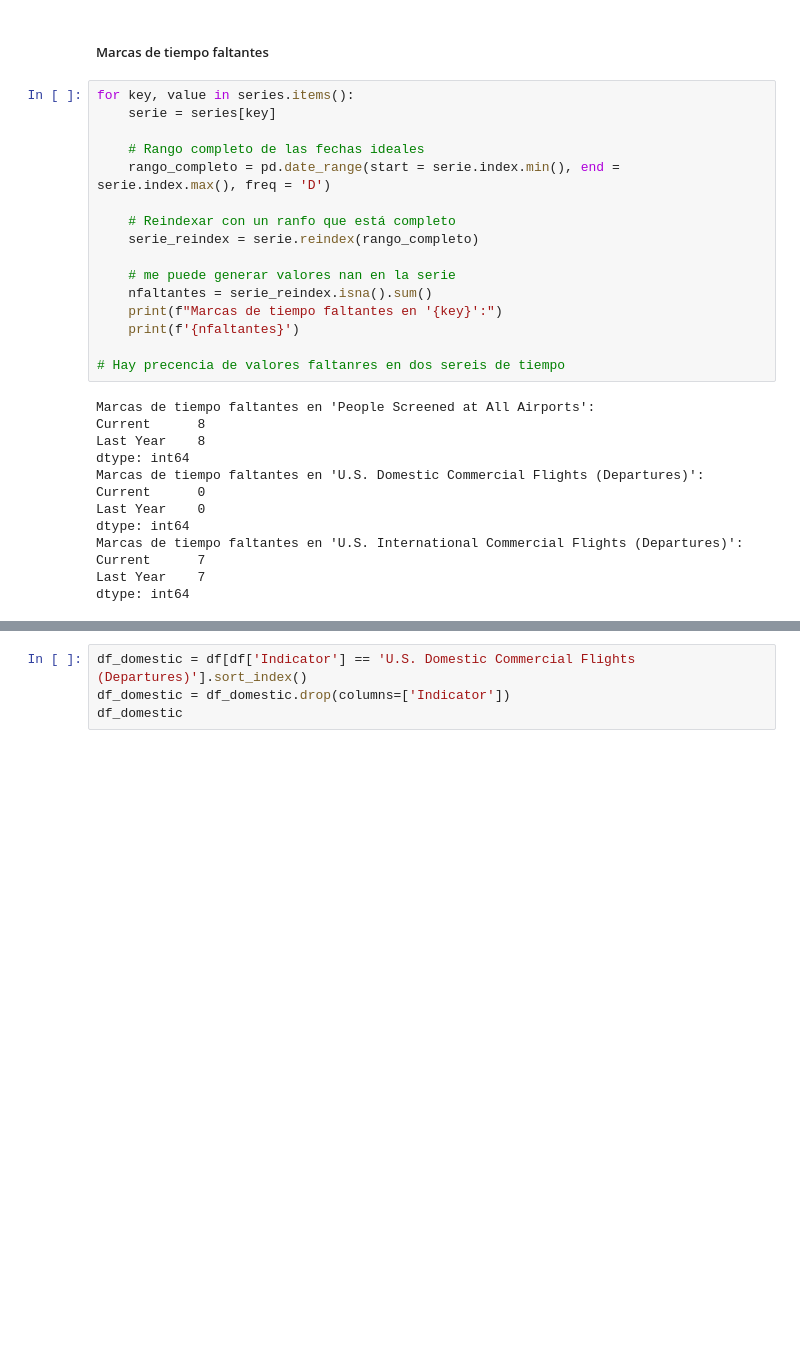
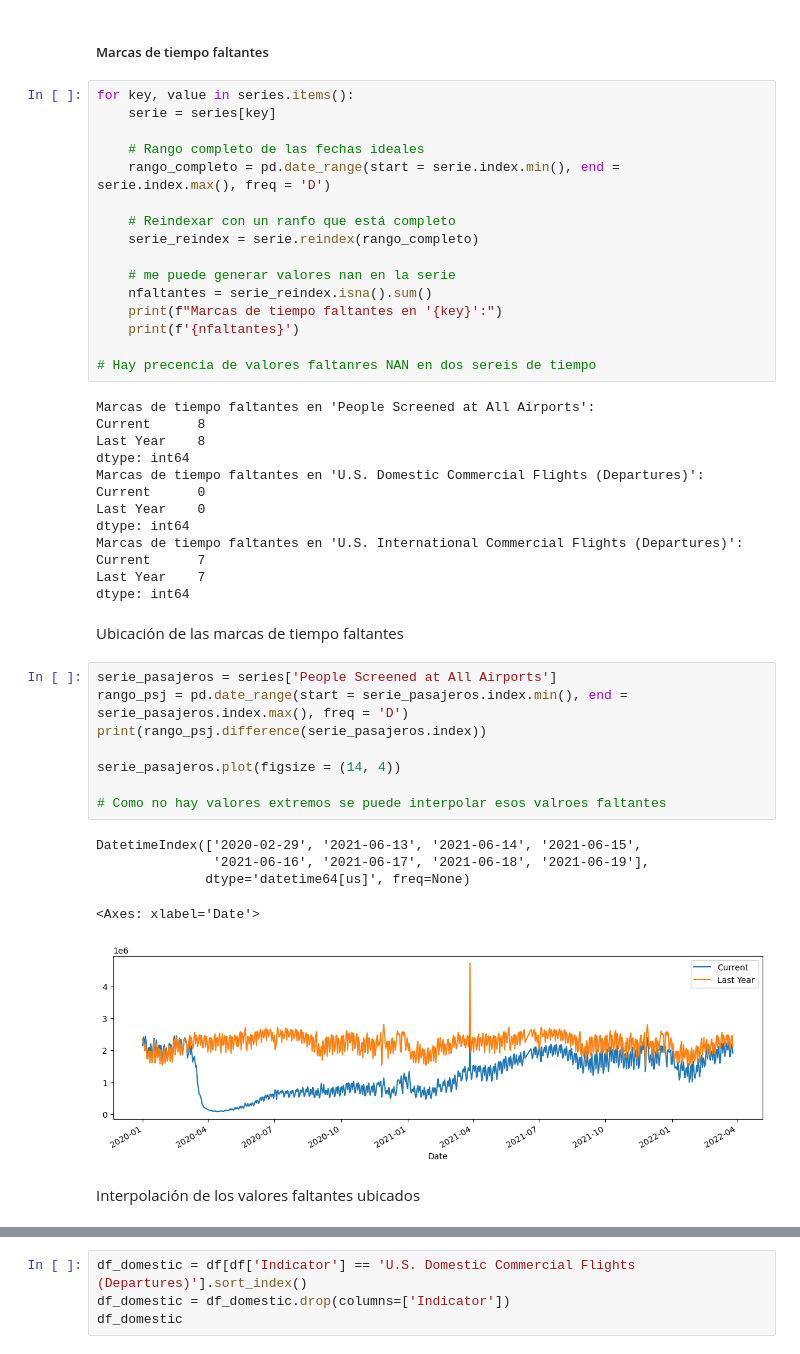
Before and after one commit to JairRamosG/Series_de_Tiempo, a Jupyter notebook: 05_Analisis/Aviacion/aviacion.ipynb, the cells around one changed output, grey strips where cells are left out. Drawn from its saved outputs; the diff is of its cells as text; blank space fills up the shorter version.

```diff
--- a/05_Analisis/Aviacion/aviacion.ipynb
+++ b/05_Analisis/Aviacion/aviacion.ipynb
@@ -184,7 +188,7 @@ for key, value in series.items():
     print(f"Marcas de tiempo faltantes en '{key}':")
     print(f'{nfaltantes}')
 
-# Hay precencia de valores faltanres en dos sereis de tiempo
+# Hay precencia de valores faltanres NAN en dos sereis de tiempo
 # %% [output]
 Marcas de tiempo faltantes en 'People Screened at All Airports':
 Current      8
@@ -198,3 +202,21 @@ Marcas de tiempo faltantes en 'U.S. International Commercial Flights (Departures
 Current      7
 Last Year    7
 dtype: int64
+# %% [markdown]
+Ubicación de las marcas de tiempo faltantes
+# %%
+serie_pasajeros = series['People Screened at All Airports']
+rango_psj = pd.date_range(start = serie_pasajeros.index.min(), end = serie_pasajeros.index.max(), freq = 'D')
+print(rango_psj.difference(serie_pasajeros.index))
+
+serie_pasajeros.plot(figsize = (14, 4))
+
+# Como no hay valores extremos se puede interpolar esos valroes faltantes
+# %% [output]
+DatetimeIndex(['2020-02-29', '2021-06-13', '2021-06-14', '2021-06-15',
+               '2021-06-16', '2021-06-17', '2021-06-18', '2021-06-19'],
+              dtype='datetime64[us]', freq=None)
+<Axes: xlabel='Date'>
+[figure, added]
+# %% [markdown]
+Interpolación de los valores faltantes ubicados
```
Also changed, not shown: parts of 2 cells of this notebook.
